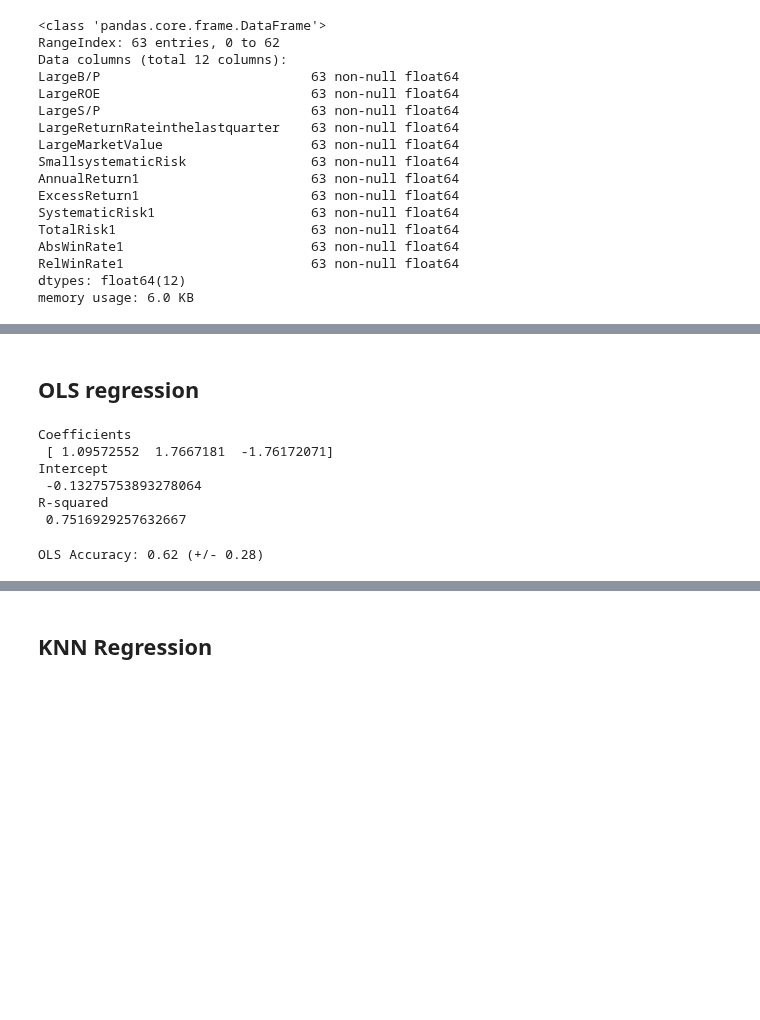
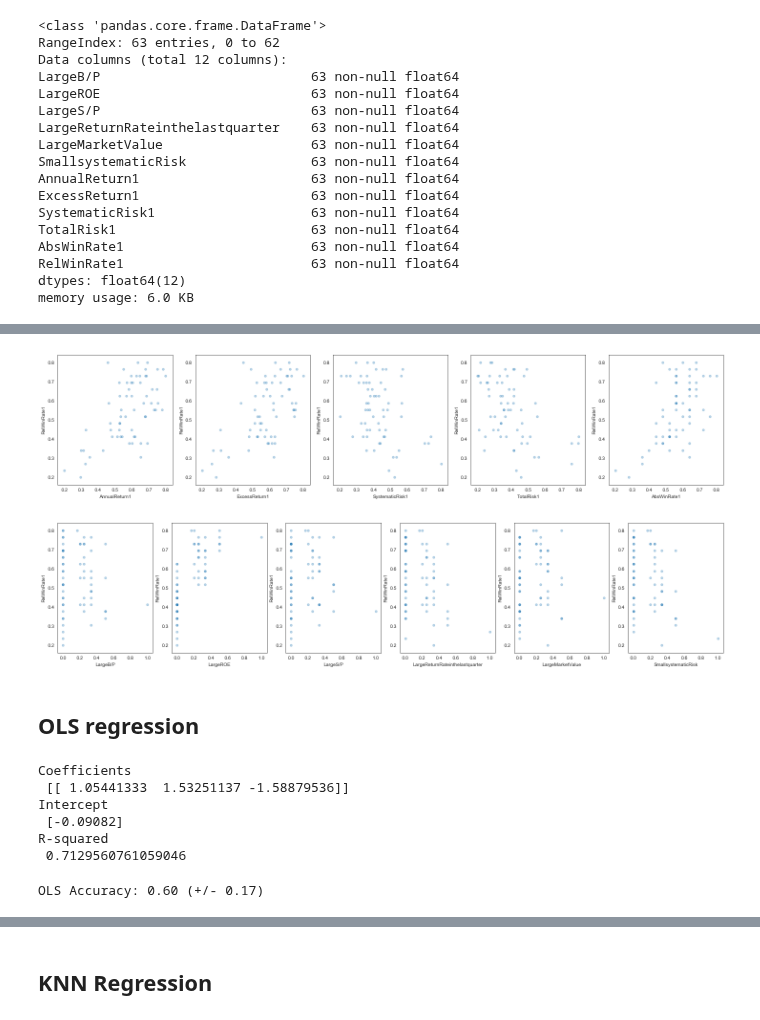
Before and after one commit to MitchellEwing/Drills, a Jupyter notebook: bootcamp/unit3/similarityModels/model-comparison-KNN-OLS.ipynb, the cells around one changed output, grey strips where cells are left out. Saved outputs shown, nothing was run; the diff lists cells and outputs as text; code cells hidden in the pictures; blank space fills up the shorter version.

```diff
--- a/bootcamp/unit3/similarityModels/model-comparison-KNN-OLS.ipynb
+++ b/bootcamp/unit3/similarityModels/model-comparison-KNN-OLS.ipynb
@@ -113,3 +142,29 @@ df.describe()
+# %%
+target = df['RelWinRate1']
+features = df.drop(['LargeB/P', 'LargeROE', 'LargeS/P', 'LargeReturnRateinthelastquarter',
+                    'LargeMarketValue', 'SmallsystematicRisk', 'RelWinRate1'], axis=1)
+feature_columns = features.columns
+
+model_df = pd.concat([features, target], axis=1)
+
+fig, axes = plt.subplots(len(feature_columns)//5, 5, figsize=(25, 5))
+#plt.tight_layout(pad=5, w_pad=5, h_pad=5)
+for col, axis in zip(feature_columns, axes.flatten()):
+    model_df.plot.scatter(x=col, y='RelWinRate1', ax=axis, alpha=0.3)
+
+target = df['RelWinRate1']
+features = df.drop(['AnnualReturn1', 'ExcessReturn1', 'SystematicRisk1',
+                    'TotalRisk1', 'AbsWinRate1', 'RelWinRate1'], axis=1)
+feature_columns = features.columns
+
+model_df = pd.concat([features, target], axis=1)
+
+fig, axes = plt.subplots(len(feature_columns)//6, 6, figsize=(25, 5))
+for col, axis in zip(feature_columns, axes.flatten()):
+    model_df.plot.scatter(x=col, y='RelWinRate1', ax=axis, alpha=0.3)
+# %% [output]
+[figure, added]
+[figure, added]
 # %% [markdown]
 ## OLS regression
 # %%
@@ -118,23 +173,24 @@ X_train, X_test, Y_train, Y_test = train_test_split(
 # %%
+# Instantiate and fit our model.
 regr = linear_model.LinearRegression()
-#Y = df['RelWinRate1'].values.reshape(-1, 1)
-#X = df[['ExcessReturn1', 'SystematicRisk1', 'TotalRisk1']]
-regr.fit(X_train, Y_train)
+Y = df['RelWinRate1'].values.reshape(-1, 1)
+X = df[['ExcessReturn1', 'SystematicRisk1', 'TotalRisk1']]
+regr.fit(X, Y)
 
 # Inspect the results.
 print('Coefficients \n', regr.coef_)
 print('Intercept \n', regr.intercept_)
-print('R-squared \n', regr.score(X_train, Y_train))
+print('R-squared \n', regr.score(X, Y))
 # %% [output]
 Coefficients
- [ 1.09572552  1.7667181  -1.76172071]
+ [[ 1.05441333  1.53251137 -1.58879536]]
 Intercept
- -0.13275753893278064
+ [-0.09082]
 R-squared
- 0.7516929257632667
+ 0.7129560761059046
 # %%
-score = cross_val_score(regr, X_train, Y_train, cv=5)
+score = cross_val_score(regr, X, Y, cv=5)
 print("OLS Accuracy: %0.2f (+/- %0.2f)" % (score.mean(), score.std() * 2))
 # %% [output]
-OLS Accuracy: 0.62 (+/- 0.28)
+OLS Accuracy: 0.60 (+/- 0.17)
 # %%
```
Also changed, not shown: parts of 17 cells of this notebook.
